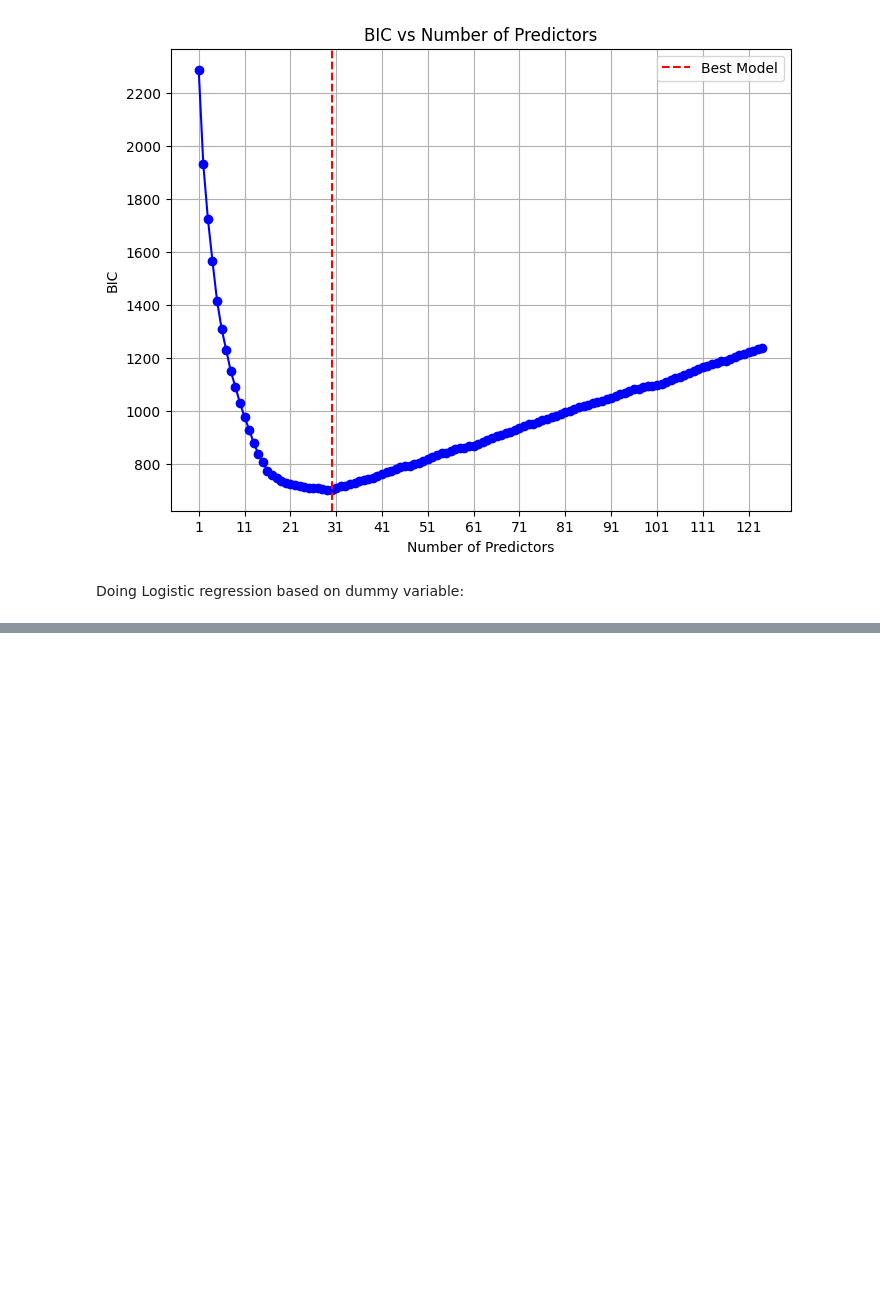
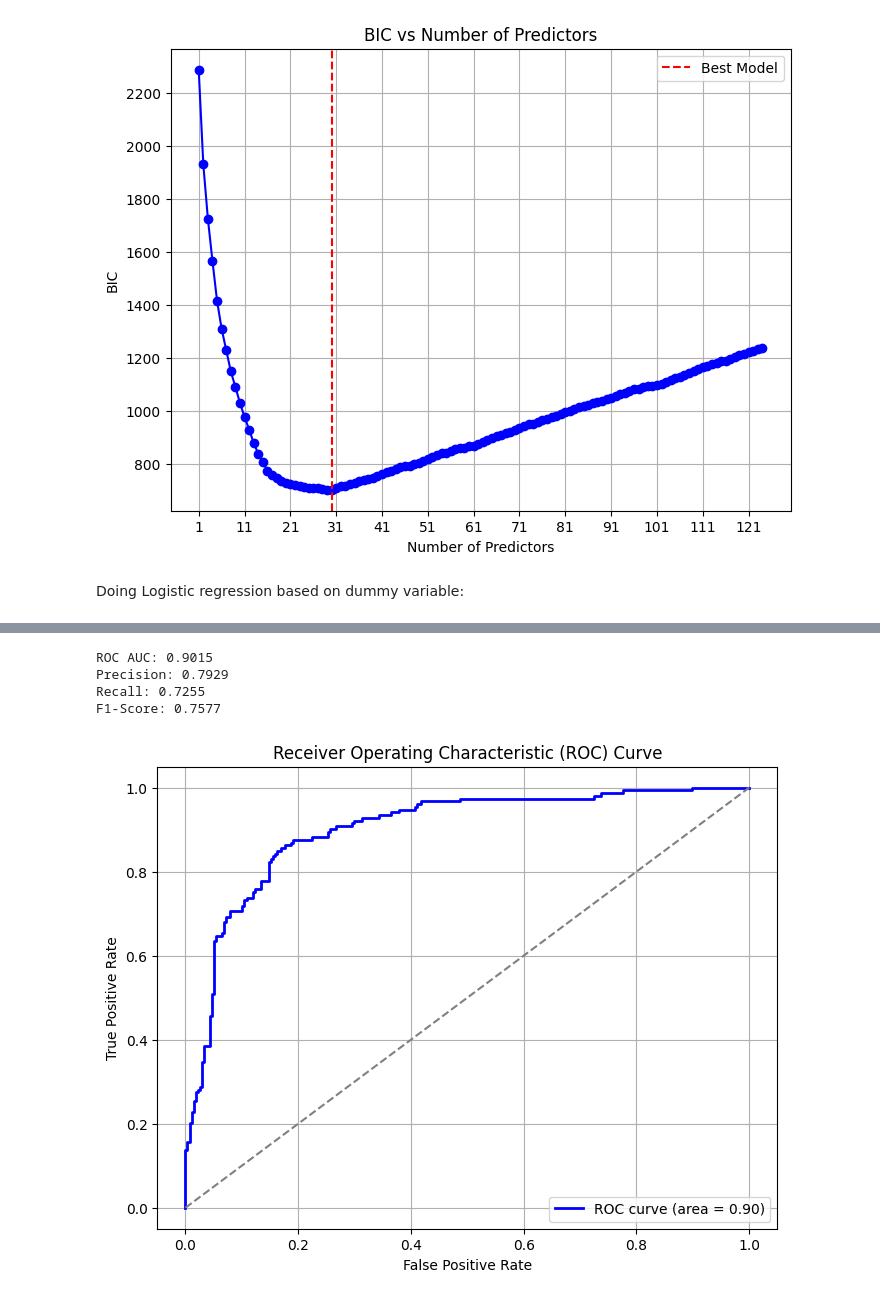
Before and after one commit to niconap/sda-project, a Jupyter notebook: logistic_regression.ipynb, the cells around one changed output, grey strips where cells are left out. Drawn from its saved outputs; the diff is of its cells as text; code cells hidden in the pictures; blank space fills up the shorter version.

```diff
--- a/logistic_regression.ipynb
+++ b/logistic_regression.ipynb
@@ -586,0 +674,37 @@ Doing Logistic regression based on dummy variable:
+# %%
+# Additional Metrics Evaluation
+# Convert predicted probabilities to binary labels (0 or 1)
+y_pred_binary = (y_pred >= 0.5).astype(int)
+
+# ROC AUC
+roc_auc = roc_auc_score(y_test, y_pred)
+print(f"ROC AUC: {roc_auc:.4f}")
+
+# Precision, Recall, F1-Score
+precision = precision_score(y_test, y_pred_binary)
+recall = recall_score(y_test, y_pred_binary)
+f1 = f1_score(y_test, y_pred_binary)
+
+print(f"Precision: {precision:.4f}")
+print(f"Recall: {recall:.4f}")
+print(f"F1-Score: {f1:.4f}")
+
+# ROC Curve Plot
+fpr, tpr, thresholds = roc_curve(y_test, y_pred)
+roc_auc_value = auc(fpr, tpr)
+
+plt.figure(figsize=(8, 6))
+plt.plot(fpr, tpr, color='blue', lw=2, label=f'ROC curve (area = {roc_auc_value:.2f})')
+plt.plot([0, 1], [0, 1], color='gray', linestyle='--')
+plt.xlabel('False Positive Rate')
+plt.ylabel('True Positive Rate')
+plt.title('Receiver Operating Characteristic (ROC) Curve')
+plt.legend(loc='lower right')
+plt.grid(True)
+plt.show()
+# %% [output]
+ROC AUC: 0.9015
+Precision: 0.7929
+Recall: 0.7255
+F1-Score: 0.7577
+[figure, added]
```
Also changed, not shown: parts of 6 cells of this notebook.
